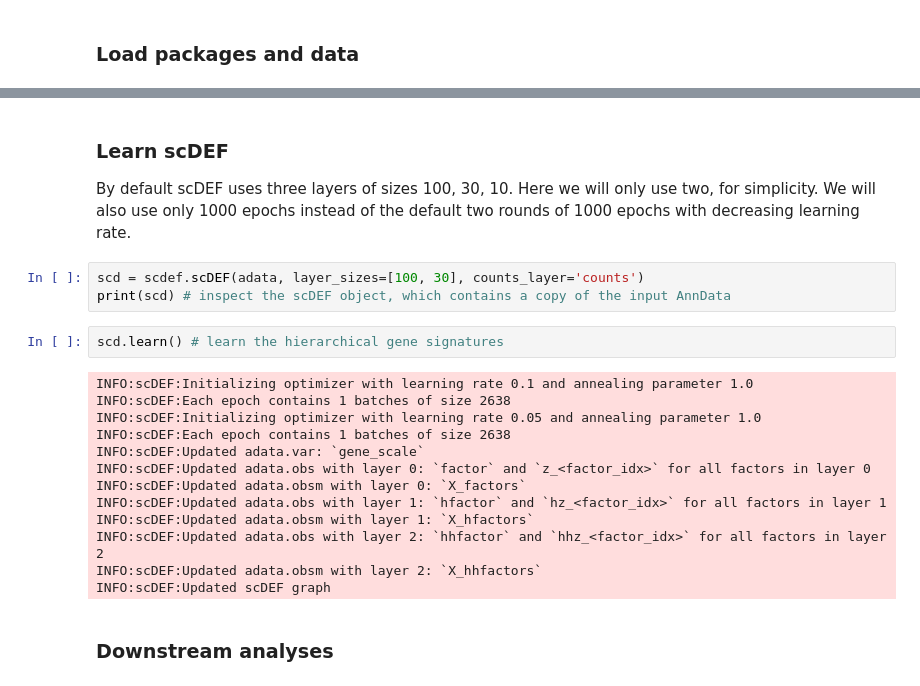
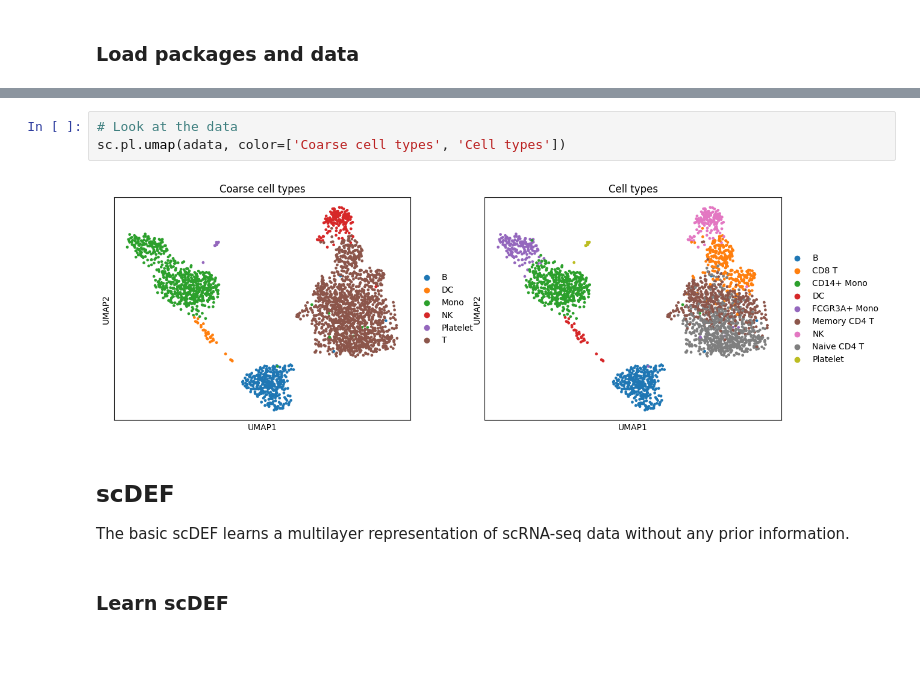
Before and after one commit to cbg-ethz/scDEF, a Jupyter notebook: docs/examples/scdef-pbmcs3k.ipynb, the cells around one changed output, grey strips where cells are left out. Cells and saved outputs as stored; diff of their text form; blank space fills up the shorter version.

```diff
--- a/docs/examples/scdef-pbmcs3k.ipynb
+++ b/docs/examples/scdef-pbmcs3k.ipynb
@@ -55,23 +94,10 @@ sc.pl.umap(adata, color=['leiden'])
+# %%
+# Look at the data
+sc.pl.umap(adata, color=['Coarse cell types', 'Cell types'])
+# %% [output]
+[figure, added]
+# %% [markdown]
+## scDEF
+The basic scDEF learns a multilayer representation of scRNA-seq data without any prior information.
 # %% [markdown]
 ### Learn scDEF
-By default scDEF uses three layers of sizes 100, 30, 10. Here we will only use two, for simplicity. We will also use only 1000 epochs instead of the default two rounds of 1000 epochs with decreasing learning rate.
-# %%
-scd = scdef.scDEF(adata, layer_sizes=[100, 30], counts_layer='counts')
-print(scd) # inspect the scDEF object, which contains a copy of the input AnnData
-# %%
-scd.learn() # learn the hierarchical gene signatures
-# %% [output]
-INFO:scDEF:Initializing optimizer with learning rate 0.1 and annealing parameter 1.0
-INFO:scDEF:Each epoch contains 1 batches of size 2638
-INFO:scDEF:Initializing optimizer with learning rate 0.05 and annealing parameter 1.0
-INFO:scDEF:Each epoch contains 1 batches of size 2638
-INFO:scDEF:Updated adata.var: `gene_scale`
-INFO:scDEF:Updated adata.obs with layer 0: `factor` and `z_<factor_idx>` for all factors in layer 0
-INFO:scDEF:Updated adata.obsm with layer 0: `X_factors`
-INFO:scDEF:Updated adata.obs with layer 1: `hfactor` and `hz_<factor_idx>` for all factors in layer 1
-INFO:scDEF:Updated adata.obsm with layer 1: `X_hfactors`
-INFO:scDEF:Updated adata.obs with layer 2: `hhfactor` and `hhz_<factor_idx>` for all factors in layer 2
-INFO:scDEF:Updated adata.obsm with layer 2: `X_hhfactors`
-INFO:scDEF:Updated scDEF graph
-# %% [markdown]
-### Downstream analyses
```
Also changed, not shown: parts of 88 cells of this notebook, 2 other files.
